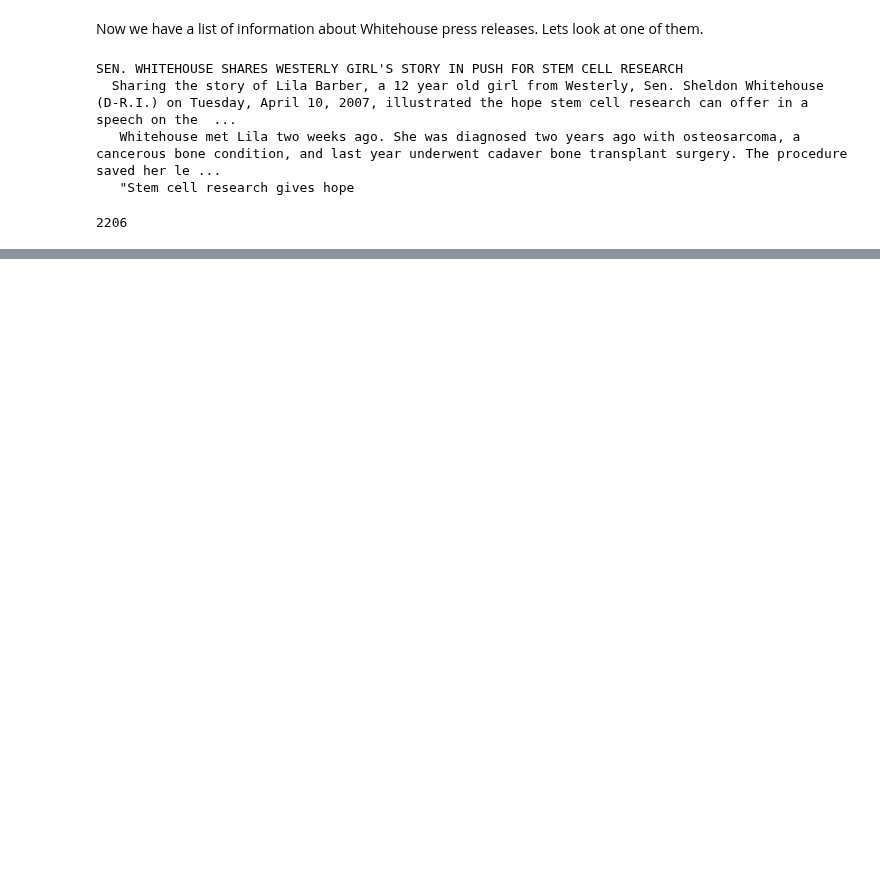
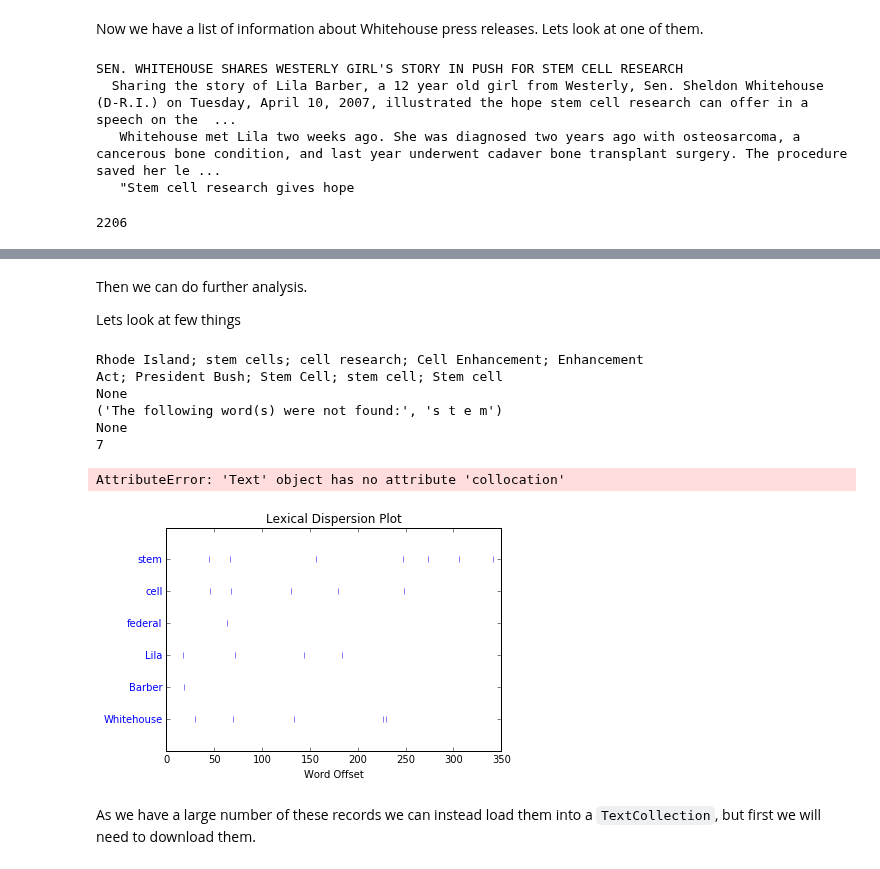
Before and after one commit to KnowledgeLab/content_analysis, a Jupyter notebook: notebooks/2-Corpus-Linguistics.ipynb, the cells around one changed output, grey strips where cells are left out. Drawn from its saved outputs; the diff is of its cells as text; code cells hidden in the pictures; blank space fills up the shorter version.

```diff
--- a/notebooks/2-Corpus-Linguistics.ipynb
+++ b/notebooks/2-Corpus-Linguistics.ipynb
@@ -257,0 +243,4 @@ department efforts number care
+# %%
+whTokens = nltk.word_tokenize(whitehouseRelease)
+#whTokens = nltk.word_tokenize...
+whTokens[:10]
@@ -257,0 +262,3 @@ department efforts number care
+# %%
+whText = nltk.Text(whTokens)
+dir(whText)
@@ -257,0 +283,25 @@ department efforts number care
+# %% [markdown]
+Then we can do further analysis.
+
+Lets look at few things
+# %%
+print(whText.collocations())
+print(whText.common_contexts('stem'))
+print(whText.count('stem'))
+# %% [output]
+Rhode Island; stem cells; cell research; Cell Enhancement; Enhancement
+Act; President Bush; Stem Cell; stem cell; Stem cell
+None
+('The following word(s) were not found:', 's t e m')
+None
+7
+# %%
+whText.collocation
+# %% [output]
+AttributeError: 'Text' object has no attribute 'collocation'
+# %%
+whText.dispersion_plot(['stem', 'cell', 'federal' ,'Lila', 'Barber', 'Whitehouse'])
+# %% [output]
+[figure, added]
+# %% [markdown]
+As we have a large number of these records we can instead load them into a `TextCollection`, but first we will need to download them.
```
Also changed, not shown: parts of 11 cells of this notebook.
